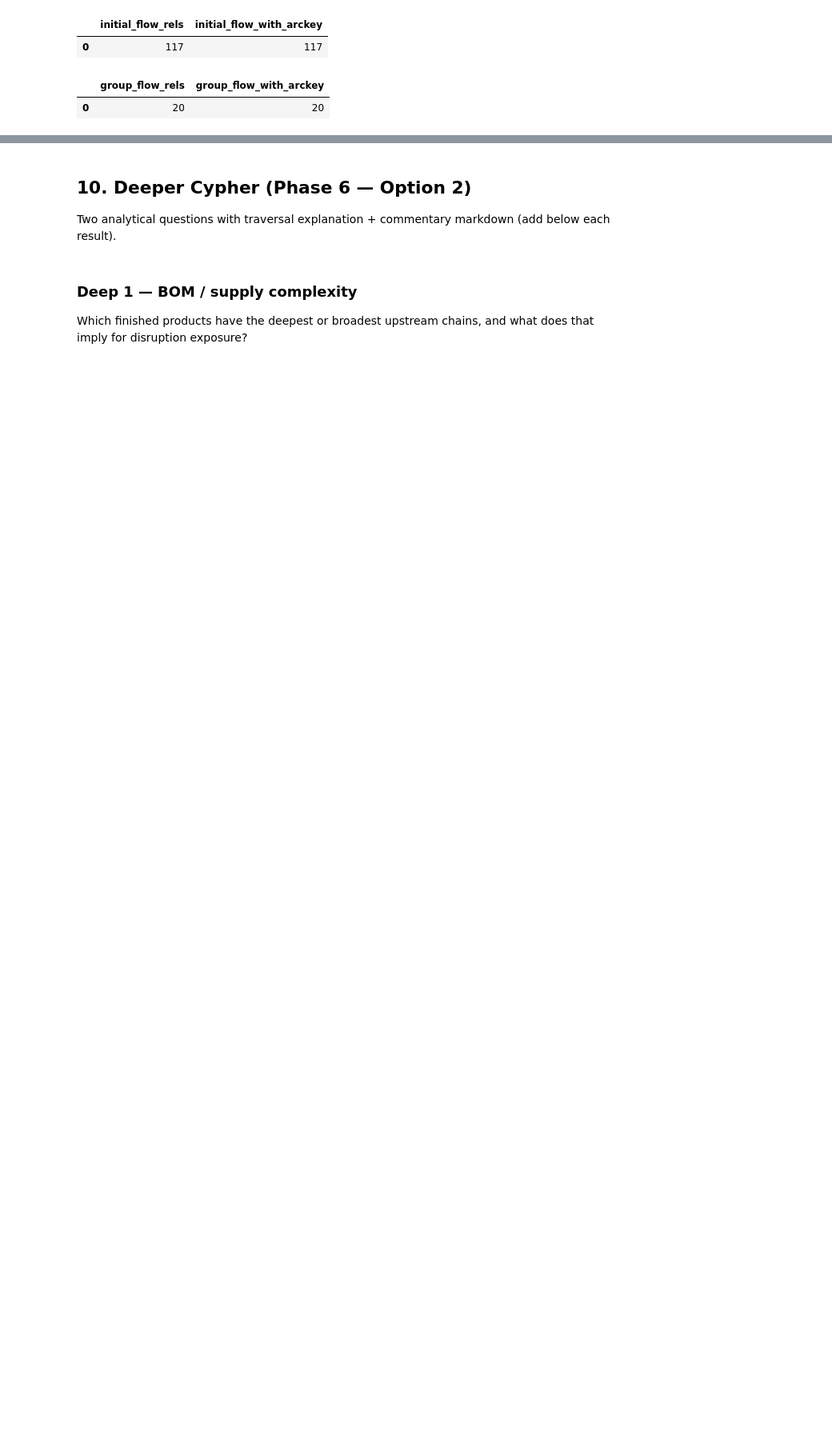
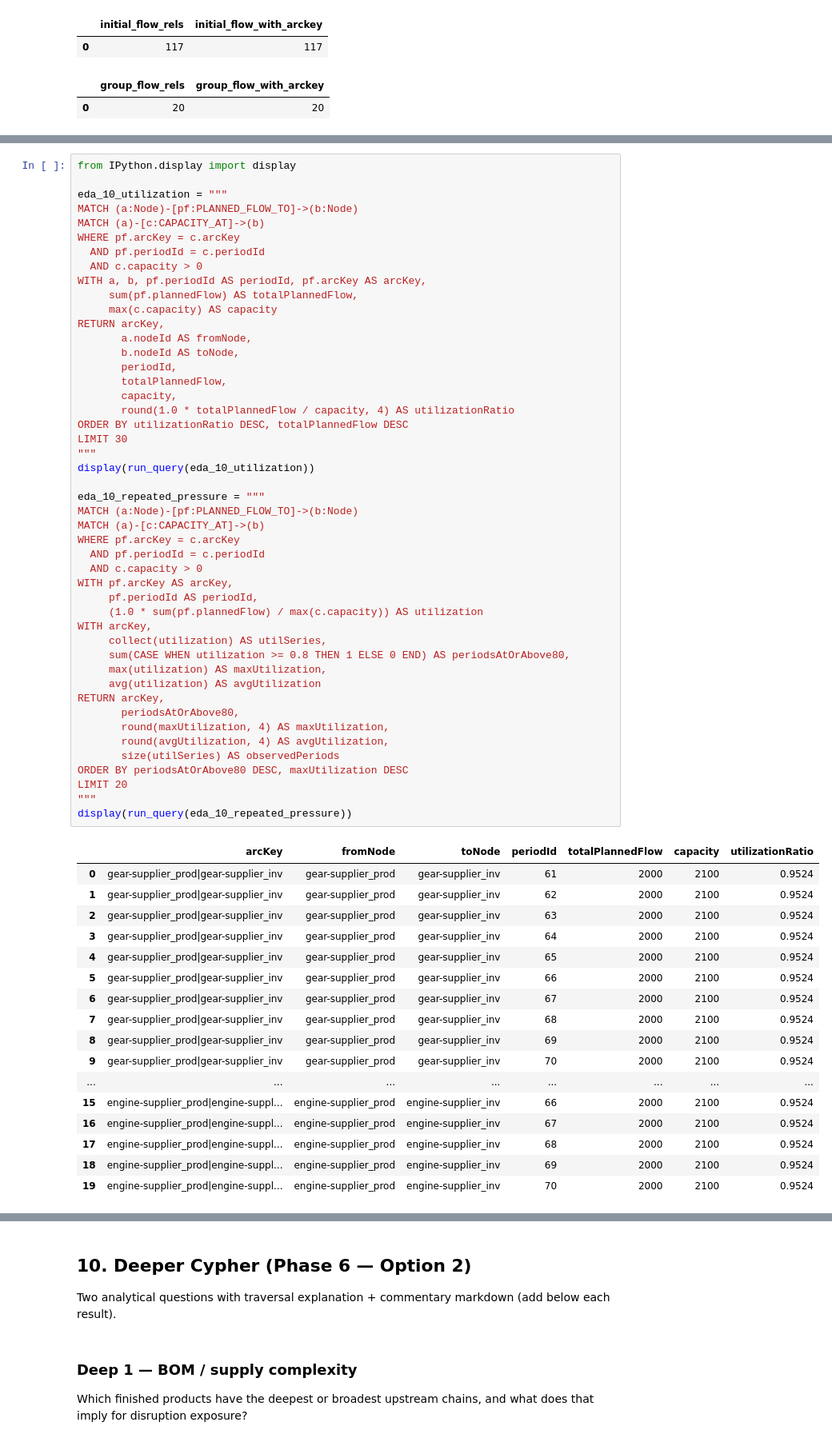
Before and after one commit to PeterMangoro/neo4j, a Jupyter notebook: finalProject/AutomotiveSupplyChain_Work.ipynb, the cells around one changed output, grey strips where cells are left out. Shown at 80% size. Drawn from its saved outputs; the diff is of its cells as text; blank space fills up the shorter version.

Commit message:
eda supply from becky

```diff
--- a/finalProject/AutomotiveSupplyChain_Work.ipynb
+++ b/finalProject/AutomotiveSupplyChain_Work.ipynb
@@ -1001,0 +1664,65 @@ print(eda_8_cypher)
+# %%
+from IPython.display import display
+
+eda_10_utilization = """
+MATCH (a:Node)-[pf:PLANNED_FLOW_TO]->(b:Node)
+MATCH (a)-[c:CAPACITY_AT]->(b)
+WHERE pf.arcKey = c.arcKey
+  AND pf.periodId = c.periodId
+  AND c.capacity > 0
+WITH a, b, pf.periodId AS periodId, pf.arcKey AS arcKey,
+     sum(pf.plannedFlow) AS totalPlannedFlow,
+     max(c.capacity) AS capacity
+RETURN arcKey,
+       a.nodeId AS fromNode,
+       b.nodeId AS toNode,
+       periodId,
+       totalPlannedFlow,
+       capacity,
+       round(1.0 * totalPlannedFlow / capacity, 4) AS utilizationRatio
+ORDER BY utilizationRatio DESC, totalPlannedFlow DESC
+LIMIT 30
+"""
+display(run_query(eda_10_utilization))
+
+eda_10_repeated_pressure = """
+MATCH (a:Node)-[pf:PLANNED_FLOW_TO]->(b:Node)
+MATCH (a)-[c:CAPACITY_AT]->(b)
+WHERE pf.arcKey = c.arcKey
+  AND pf.periodId = c.periodId
+  AND c.capacity > 0
+WITH pf.arcKey AS arcKey,
+     pf.periodId AS periodId,
+     (1.0 * sum(pf.plannedFlow) / max(c.capacity)) AS utilization
+WITH arcKey,
+     collect(utilization) AS utilSeries,
+     sum(CASE WHEN utilization >= 0.8 THEN 1 ELSE 0 END) AS periodsAtOrAbove80,
+     max(utilization) AS maxUtilization,
+     avg(utilization) AS avgUtilization
+RETURN arcKey,
+       periodsAtOrAbove80,
+       round(maxUtilization, 4) AS maxUtilization,
+       round(avgUtilization, 4) AS avgUtilization,
+       size(utilSeries) AS observedPeriods
+ORDER BY periodsAtOrAbove80 DESC, maxUtilization DESC
+LIMIT 20
+"""
+display(run_query(eda_10_repeated_pressure))
+# %% [output]
+|  | arcKey | fromNode | toNode | periodId | totalPlannedFlow | capacity | utilizationRatio |
+| 0 | gear-supplier_prod|gear-supplier_inv | gear-supplier_prod | gear-supplier_inv | 61 | 2000 | 2100 | 0.9524 |
+| 1 | gear-supplier_prod|gear-supplier_inv | gear-supplier_prod | gear-supplier_inv | 62 | 2000 | 2100 | 0.9524 |
+| 2 | gear-supplier_prod|gear-supplier_inv | gear-supplier_prod | gear-supplier_inv | 63 | 2000 | 2100 | 0.9524 |
+| 3 | gear-supplier_prod|gear-supplier_inv | gear-supplier_prod | gear-supplier_inv | 64 | 2000 | 2100 | 0.9524 |
+| 4 | gear-supplier_prod|gear-supplier_inv | gear-supplier_prod | gear-supplier_inv | 65 | 2000 | 2100 | 0.9524 |
+| 5 | gear-supplier_prod|gear-supplier_inv | gear-supplier_prod | gear-supplier_inv | 66 | 2000 | 2100 | 0.9524 |
+| 6 | gear-supplier_prod|gear-supplier_inv | gear-supplier_prod | gear-supplier_inv | 67 | 2000 | 2100 | 0.9524 |
+| 7 | gear-supplier_prod|gear-supplier_inv | gear-supplier_prod | gear-supplier_inv | 68 | 2000 | 2100 | 0.9524 |
+| 8 | gear-supplier_prod|gear-supplier_inv | gear-supplier_prod | gear-supplier_inv | 69 | 2000 | 2100 | 0.9524 |
+| 9 | gear-supplier_prod|gear-supplier_inv | gear-supplier_prod | gear-supplier_inv | 70 | 2000 | 2100 | 0.9524 |
+| ... | ... | ... | ... | ... | ... | ... | ... |
+| 15 | engine-supplier_prod|engine-suppl... | engine-supplier_prod | engine-supplier_inv | 66 | 2000 | 2100 | 0.9524 |
+| 16 | engine-supplier_prod|engine-suppl... | engine-supplier_prod | engine-supplier_inv | 67 | 2000 | 2100 | 0.9524 |
+| 17 | engine-supplier_prod|engine-suppl... | engine-supplier_prod | engine-supplier_inv | 68 | 2000 | 2100 | 0.9524 |
+| 18 | engine-supplier_prod|engine-suppl... | engine-supplier_prod | engine-supplier_inv | 69 | 2000 | 2100 | 0.9524 |
+| 19 | engine-supplier_prod|engine-suppl... | engine-supplier_prod | engine-supplier_inv | 70 | 2000 | 2100 | 0.9524 |
```
Also changed, not shown: parts of 38 cells of this notebook, 12 other files.
